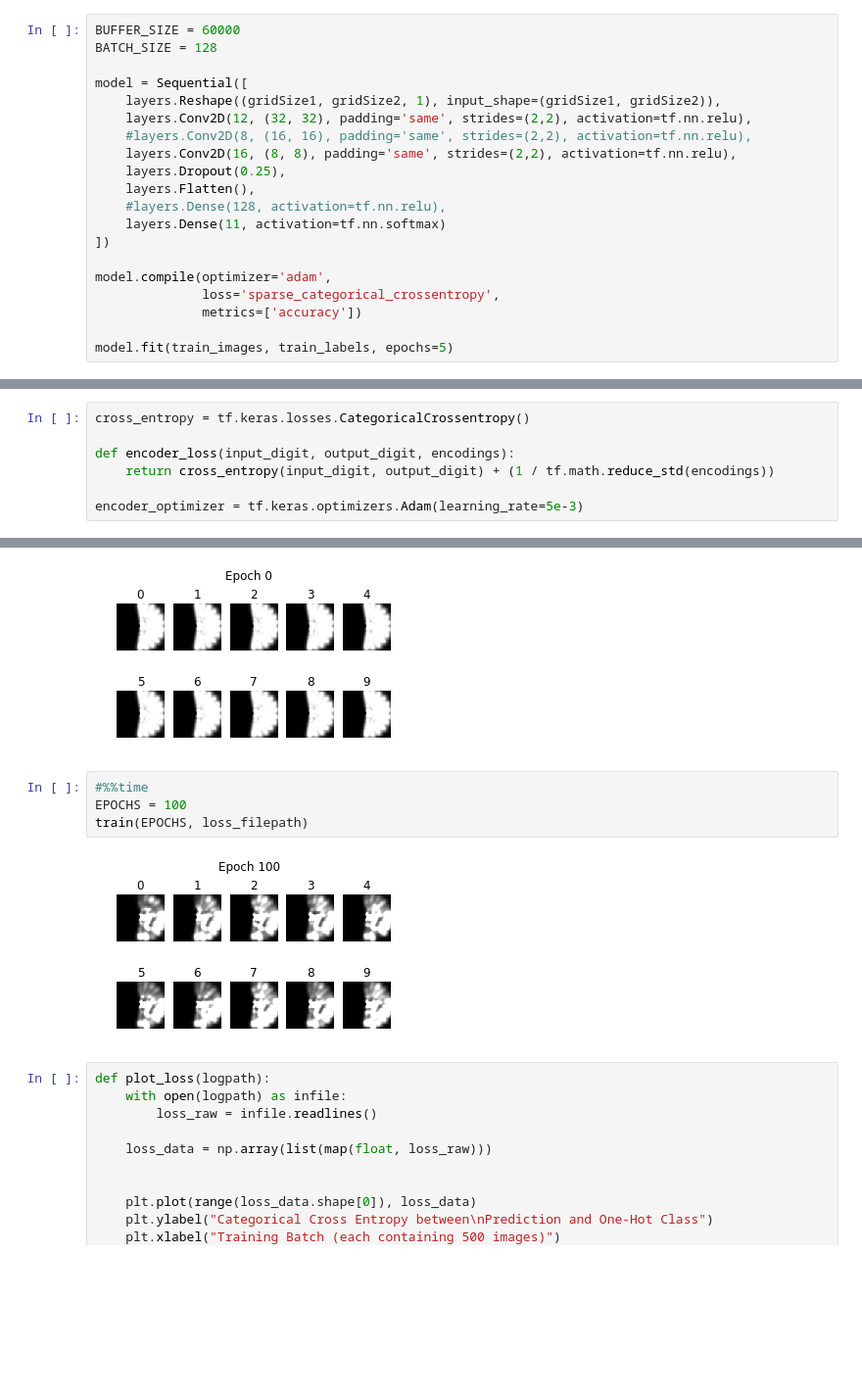
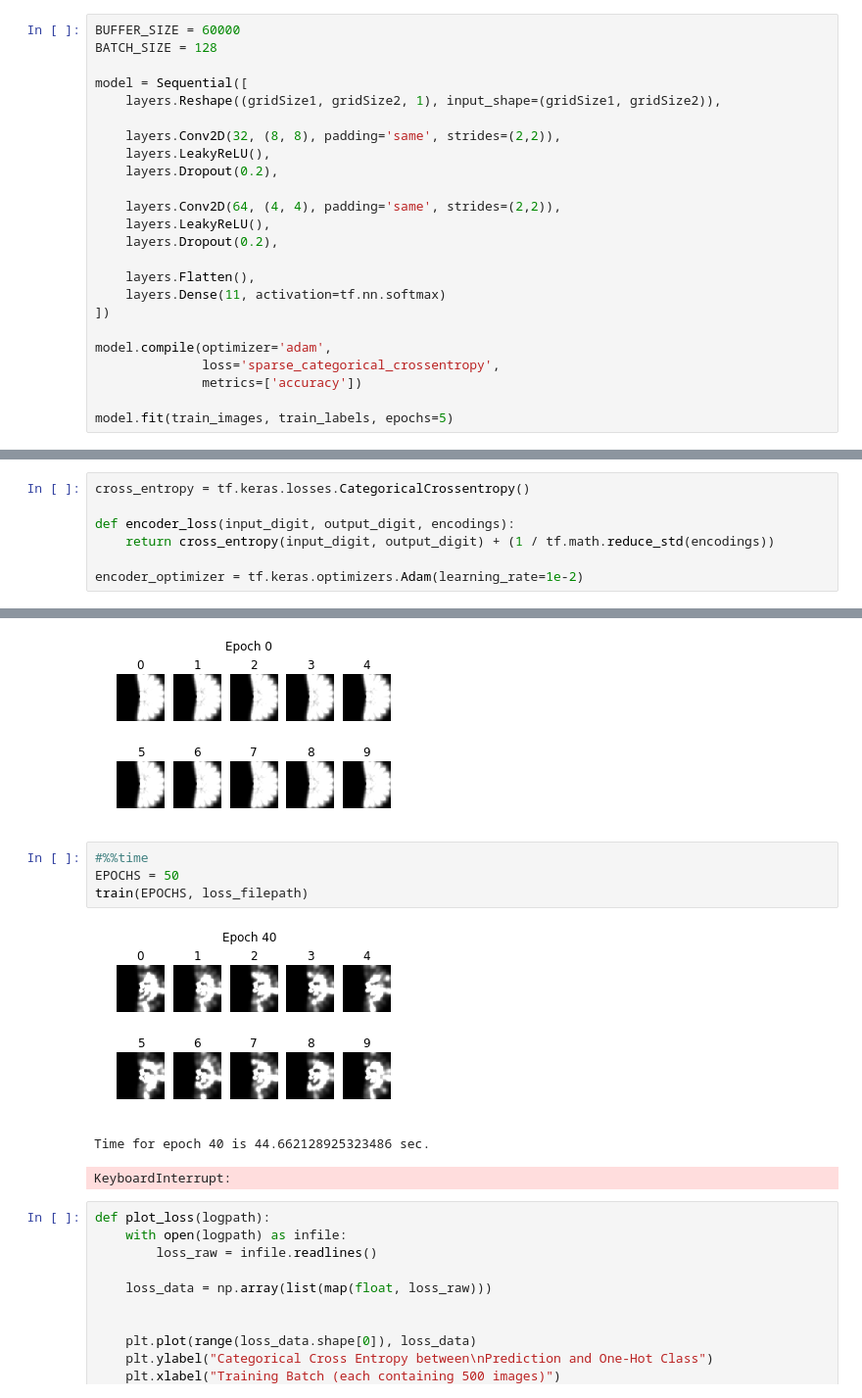
Before and after one commit to wjmn/bmedsc-exploratory, a Jupyter notebook: 03-psychophysics/index.ipynb, the cells around one changed output, grey strips where cells are left out. Shown at 98% size. Cells and saved outputs as stored; diff of their text form; blank space fills up the shorter version.

```diff
--- a/03-psychophysics/index.ipynb
+++ b/03-psychophysics/index.ipynb
@@ -1092,12 +1092,16 @@ BATCH_SIZE = 128
 
 model = Sequential([
     layers.Reshape((gridSize1, gridSize2, 1), input_shape=(gridSize1, gridSize2)),
-    layers.Conv2D(12, (32, 32), padding='same', strides=(2,2), activation=tf.nn.relu),
-    #layers.Conv2D(8, (16, 16), padding='same', strides=(2,2), activation=tf.nn.relu),
-    layers.Conv2D(16, (8, 8), padding='same', strides=(2,2), activation=tf.nn.relu),
-    layers.Dropout(0.25),
+
+    layers.Conv2D(32, (8, 8), padding='same', strides=(2,2)),
+    layers.LeakyReLU(),
+    layers.Dropout(0.2),
+
+    layers.Conv2D(64, (4, 4), padding='same', strides=(2,2)),
+    layers.LeakyReLU(),
+    layers.Dropout(0.2),
+
     layers.Flatten(),
-    #layers.Dense(128, activation=tf.nn.relu),
     layers.Dense(11, activation=tf.nn.softmax)
 ])
 
@@ -1251,7 +1252,7 @@ cross_entropy = tf.keras.losses.CategoricalCrossentropy()
 def encoder_loss(input_digit, output_digit, encodings):
     return cross_entropy(input_digit, output_digit) + (1 / tf.math.reduce_std(encodings))
 
-encoder_optimizer = tf.keras.optimizers.Adam(learning_rate=5e-3)
+encoder_optimizer = tf.keras.optimizers.Adam(learning_rate=1e-2)
 # %%
 display_digits = np.array([i for i in range(10)])
 display_digit_images = np.array(list(map(digit_to_image, display_digits)))
@@ -1361,10 +1362,12 @@ generate_and_save_images(encoder,
 [figure]
 # %%
 #%%time
-EPOCHS = 100
+EPOCHS = 50
 train(EPOCHS, loss_filepath)
 # %% [output]
-[figure, old version]
+[figure, new version]
+Time for epoch 40 is 44.662128925323486 sec.
+KeyboardInterrupt:
 # %%
 def plot_loss(logpath):
     with open(logpath) as infile:
```
Also changed, not shown: parts of 9 cells of this notebook, 4 other files.
